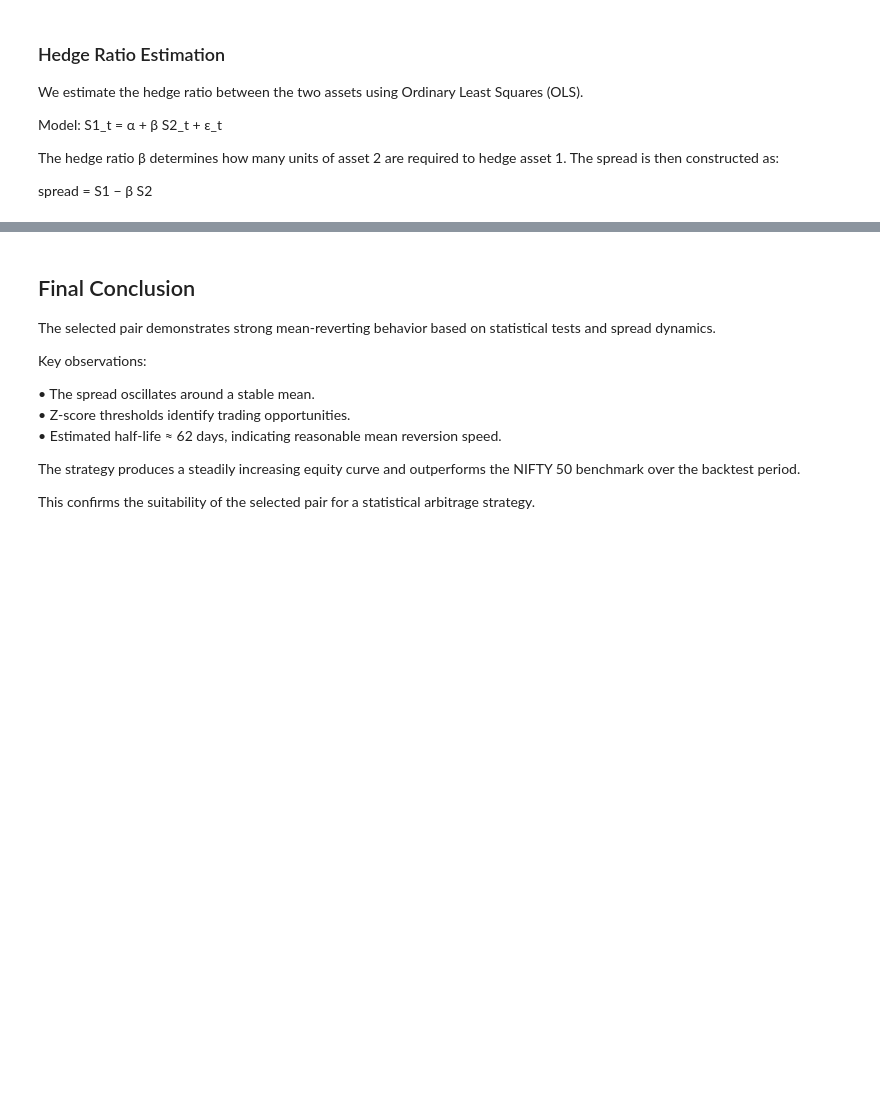
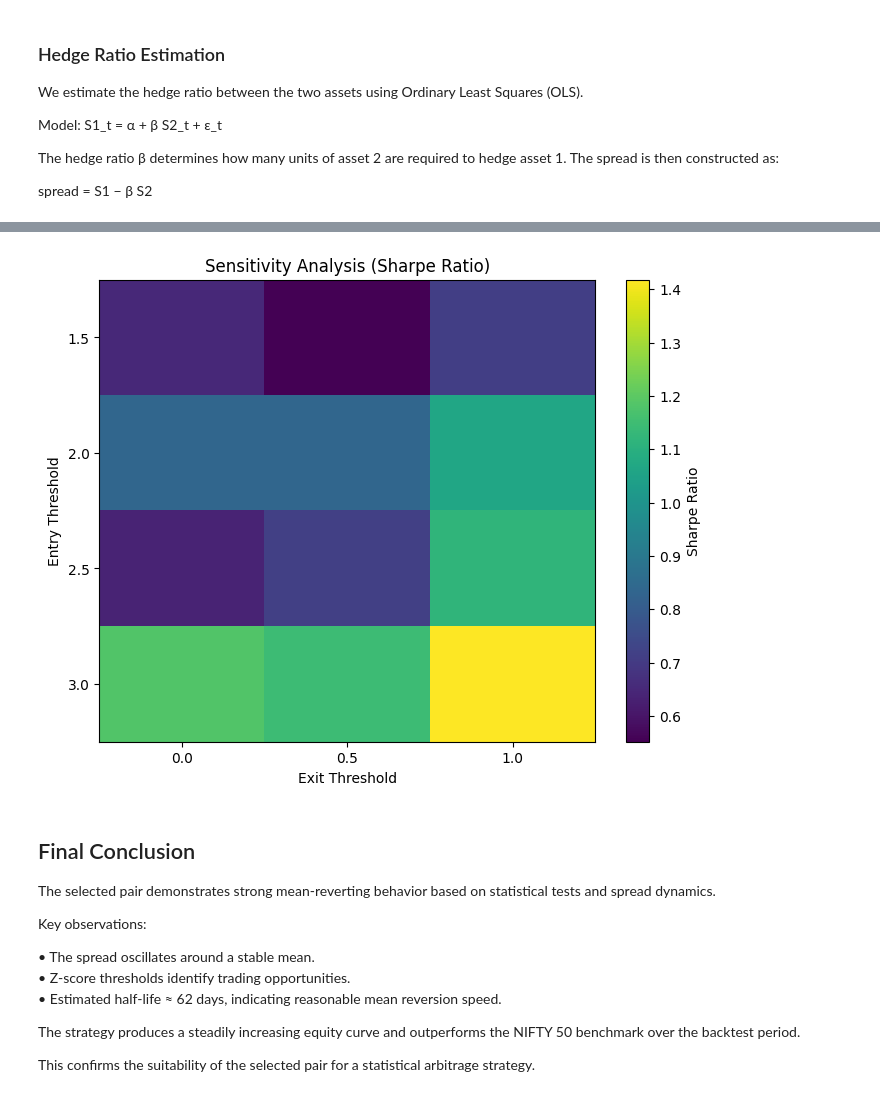
Before and after one commit to navneetiitp/statistical-arbitrage-pairs-trading, a Jupyter notebook: notebooks/10_advanced_analysis.ipynb, the cells around one changed output, grey strips where cells are left out. Drawn from its saved outputs; the diff is of its cells as text; code cells hidden in the pictures; blank space fills up the shorter version.

Commit message:
Added ADF stationarity test, improved multi-pair backtesting, enhanced performance metrics and visualization

```diff
--- a/notebooks/10_advanced_analysis.ipynb
+++ b/notebooks/10_advanced_analysis.ipynb
@@ -200,0 +220,4 @@ plt.show()
+# %%
+# Load pairs (FIX)
+pairs_df = pd.read_csv("../data/processed/pair_performance.csv", index_col=0)
+pairs = [eval(pair) for pair in pairs_df.index]
@@ -201,3 +294,23 @@ plt.show()
+# %%
+pivot = results_df.pivot(index="entry", columns="exit", values="sharpe")
+
+plt.figure(figsize=(8,6))
+plt.imshow(pivot, aspect='auto')
+plt.colorbar(label="Sharpe Ratio")
+
+plt.xticks(range(len(pivot.columns)), pivot.columns)
+plt.yticks(range(len(pivot.index)), pivot.index)
+
+plt.xlabel("Exit Threshold")
+plt.ylabel("Entry Threshold")
+plt.title("Sensitivity Analysis (Sharpe Ratio)")
+
+# SAVE FIGURE
+plt.savefig("../reports/sensitivity_heatmap.png", dpi=300, bbox_inches='tight')
+
+plt.show()
+# %% [output]
+[figure, added]
 # %% [markdown]
 ## Final Conclusion
 
```
Also changed, not shown: parts of 10 cells of this notebook, 37 other files.
